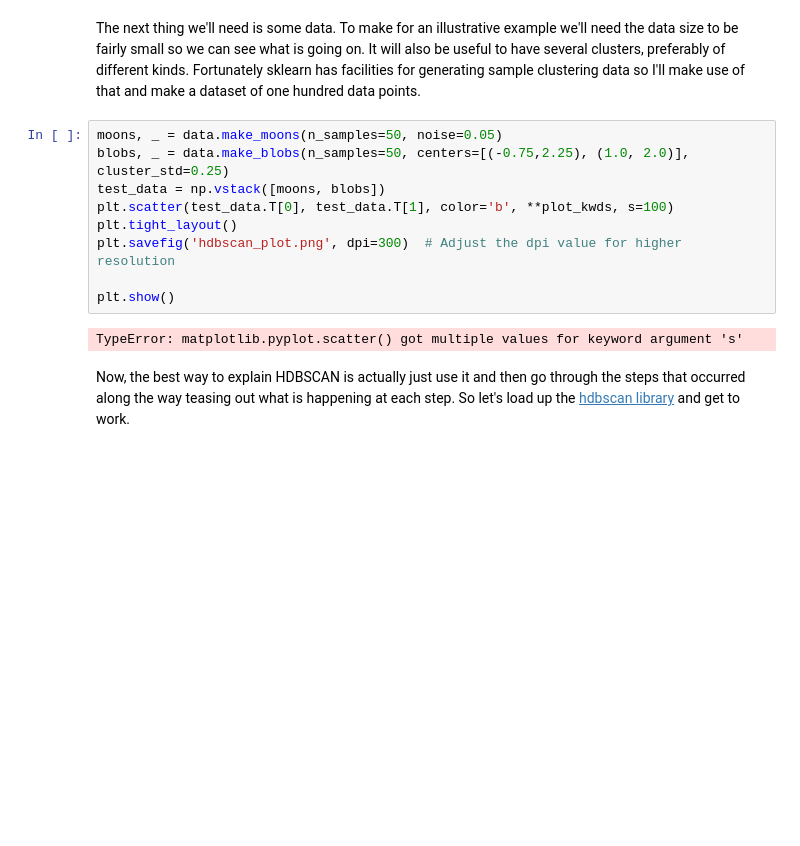
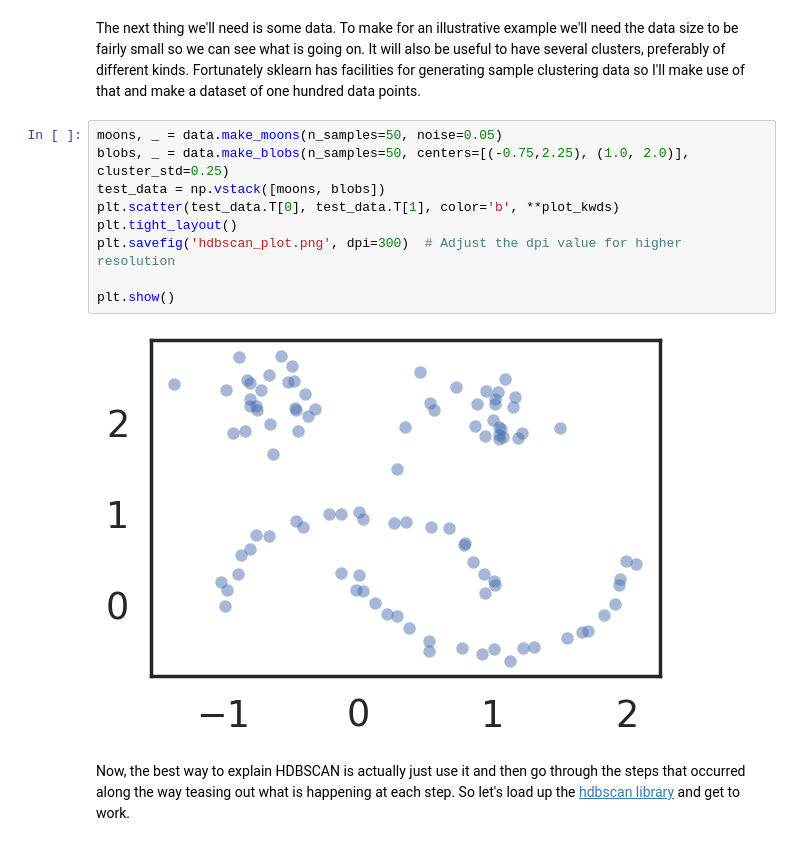
Before and after one commit to grabbedrat/notebooks, a Jupyter notebook: hbdscan/How HDBSCAN Works.ipynb, the cells around one changed output. Saved outputs shown, nothing was run; the diff lists cells and outputs as text; blank space fills up the shorter version.

```diff
--- a/hbdscan/How HDBSCAN Works.ipynb
+++ b/hbdscan/How HDBSCAN Works.ipynb
@@ -20,14 +20,14 @@ The next thing we'll need is some data. To make for an illustrative example we'l
 # %%
 moons, _ = data.make_moons(n_samples=50, noise=0.05)
 blobs, _ = data.make_blobs(n_samples=50, centers=[(-0.75,2.25), (1.0, 2.0)], cluster_std=0.25)
 test_data = np.vstack([moons, blobs])
-plt.scatter(test_data.T[0], test_data.T[1], color='b', **plot_kwds, s=100)
+plt.scatter(test_data.T[0], test_data.T[1], color='b', **plot_kwds)
 plt.tight_layout()
 plt.savefig('hdbscan_plot.png', dpi=300)  # Adjust the dpi value for higher resolution
 
 plt.show()
 # %% [output]
-TypeError: matplotlib.pyplot.scatter() got multiple values for keyword argument 's'
+[figure, added]
 # %% [markdown]
 Now, the best way to explain HDBSCAN is actually just use it and then go through the steps that occurred along the way teasing out what is happening at each step. So let's load up the [hdbscan library](https://github.com/scikit-learn-contrib/hdbscan) and get to work.
 # %%
```
Also changed, not shown: parts of 5 cells of this notebook, 4 other files.
